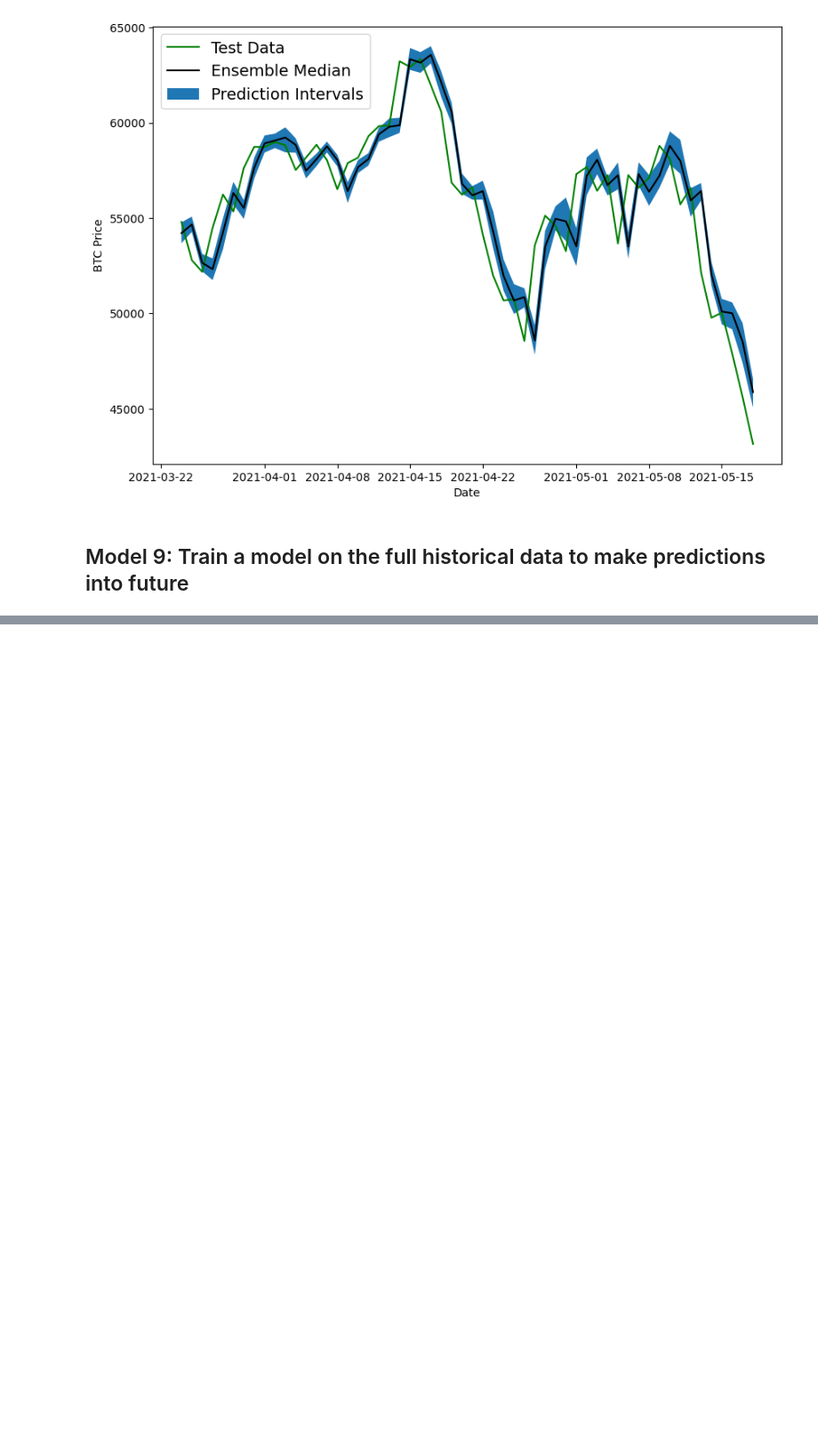
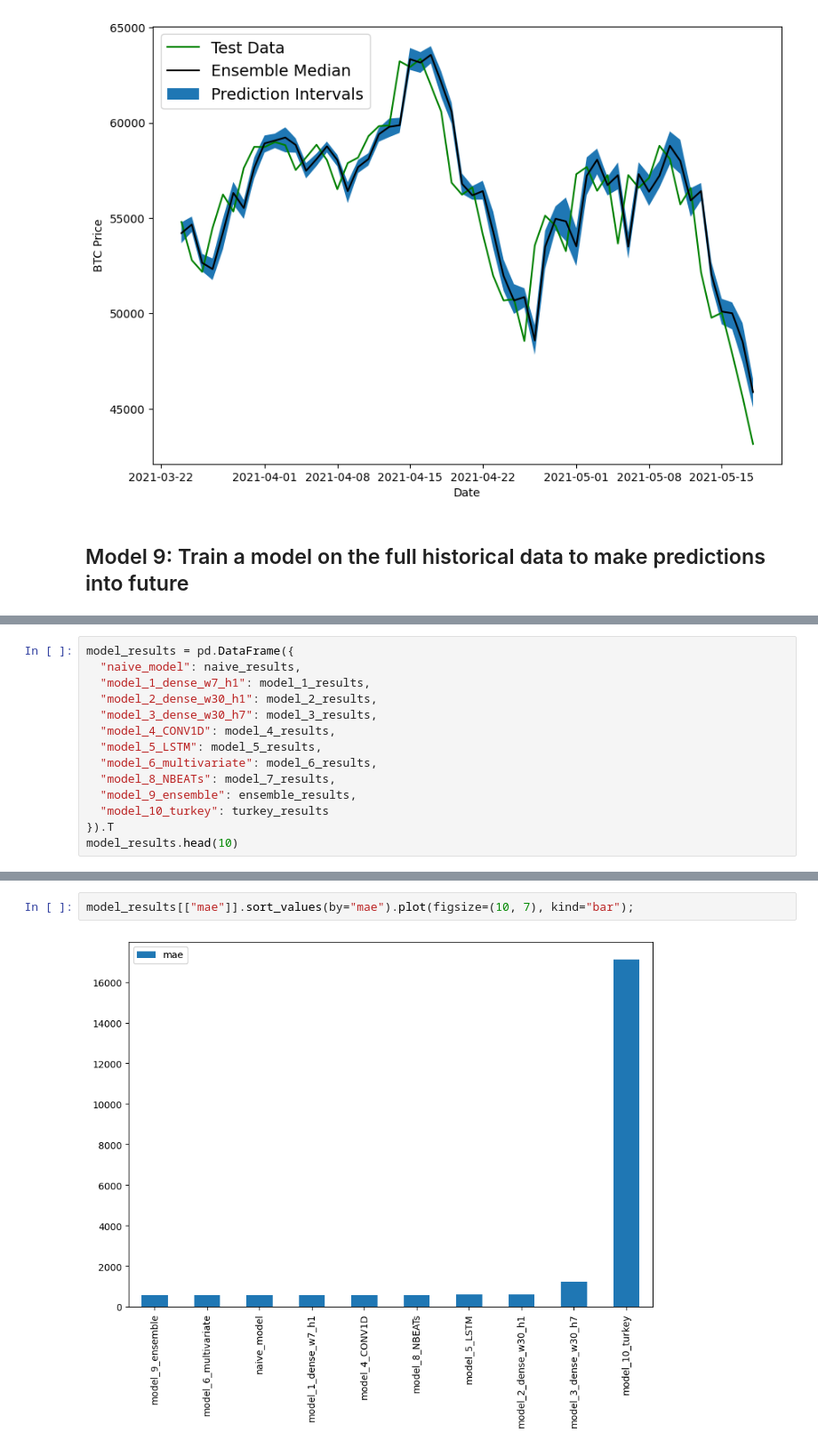
Before and after one commit to rorra/ds-projects, a Jupyter notebook: tensorflow-zero-to-mastery/10 - Time Series Forecasting in TensorFlow.ipynb, the cells around one changed output, grey strips where cells are left out. Shown at 89% size. Cells and saved outputs as stored; diff of their text form; blank space fills up the shorter version.

```diff
--- a/tensorflow-zero-to-mastery/10 - Time Series Forecasting in TensorFlow.ipynb
+++ b/tensorflow-zero-to-mastery/10 - Time Series Forecasting in TensorFlow.ipynb
@@ -1512,0 +1794,14 @@ plt.legend(loc="upper left", fontsize=14);
+# %%
+model_results = pd.DataFrame({
+  "naive_model": naive_results,
+  "model_1_dense_w7_h1": model_1_results,
+  "model_2_dense_w30_h1": model_2_results,
+  "model_3_dense_w30_h7": model_3_results,
+  "model_4_CONV1D": model_4_results,
+  "model_5_LSTM": model_5_results,
+  "model_6_multivariate": model_6_results,
+  "model_8_NBEATs": model_7_results,
+  "model_9_ensemble": ensemble_results,
+  "model_10_turkey": turkey_results
+}).T
+model_results.head(10)
@@ -1512,0 +1820,4 @@ plt.legend(loc="upper left", fontsize=14);
+# %%
+model_results[["mae"]].sort_values(by="mae").plot(figsize=(10, 7), kind="bar");
+# %% [output]
+[figure, added]
```
Also changed, not shown: parts of 45 cells of this notebook.
